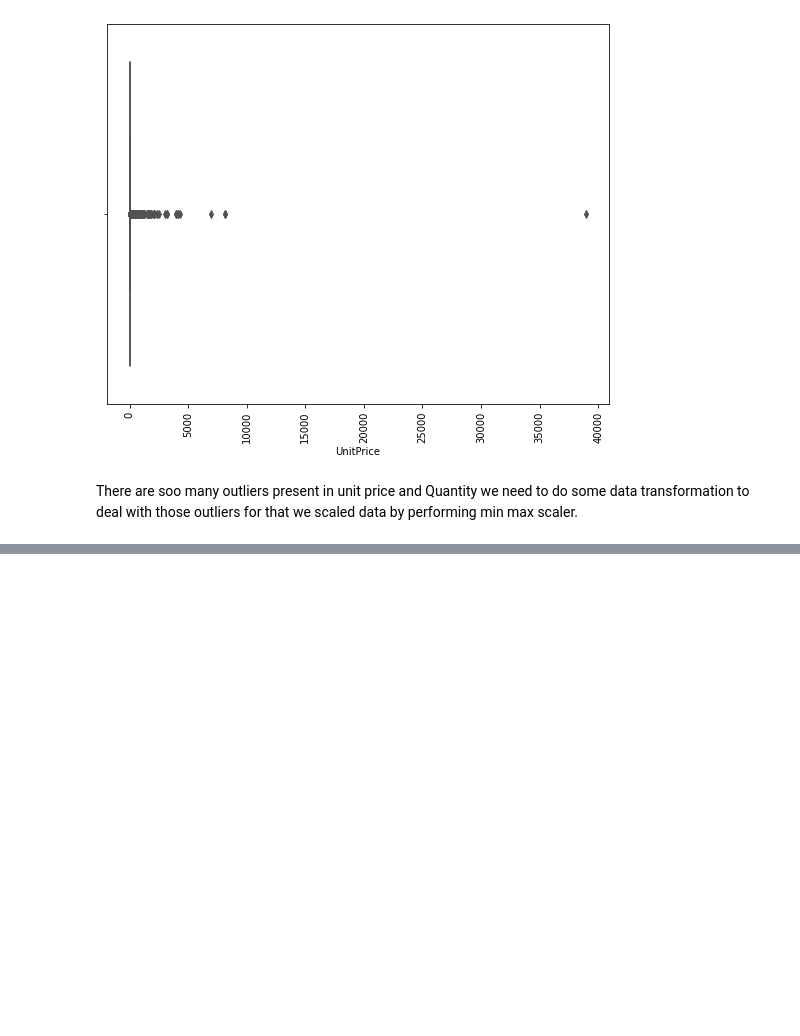
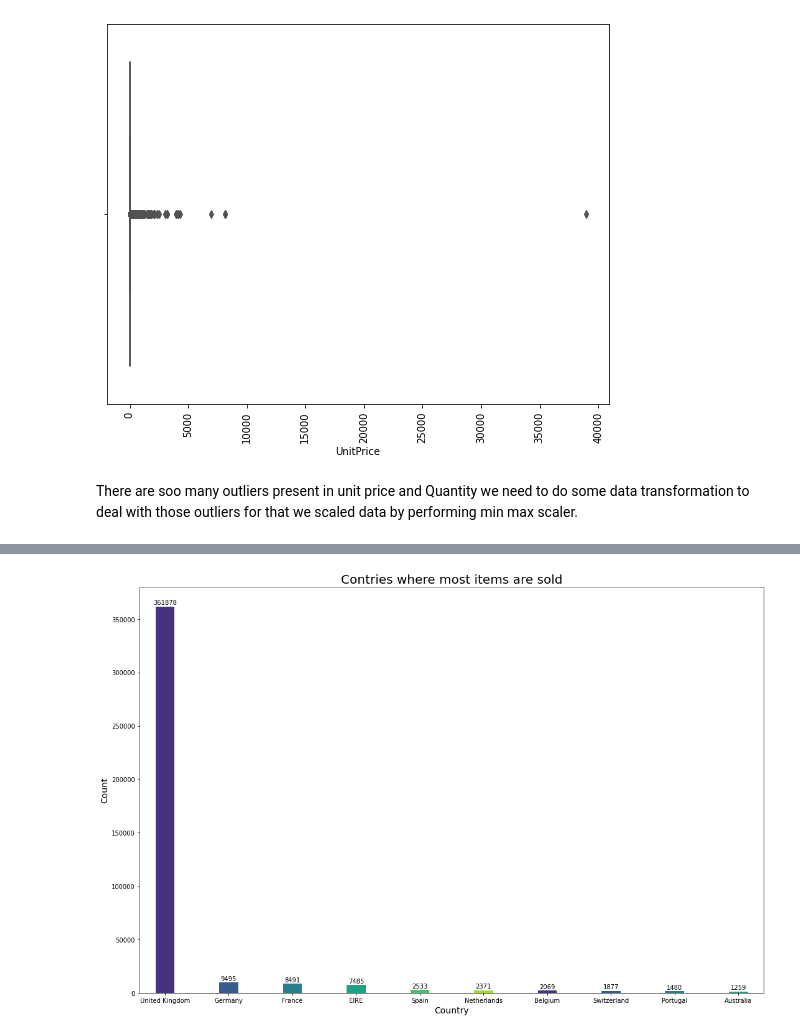
Before and after one commit to machave11/Online-Retail-Customer-Segmentation, a Jupyter notebook: Nikhil_Machave_Online_Retail_Customer_Segmentation_Capstone_Project.ipynb, the cells around one changed output, grey strips where cells are left out. Cells and saved outputs as stored; diff of their text form; code cells hidden in the pictures; blank space fills up the shorter version.

```diff
--- a/Nikhil_Machave_Online_Retail_Customer_Segmentation_Capstone_Project.ipynb
+++ b/Nikhil_Machave_Online_Retail_Customer_Segmentation_Capstone_Project.ipynb
@@ -231,0 +334,18 @@ df.tail()
+# %%
+#barplot for Contries where most items are sold
+Country = df['Country'].value_counts().head(10)
+plt.figure(figsize=(18,12))
+ax = Country.plot(kind = 'bar', rot=0, color=sns.color_palette('viridis'), width=0.3)
+ax.set_title('Contries where most items are sold', y=1, fontsize=20)
+ax.set_xlabel('Country',fontsize=14)
+ax.set_ylabel('Count', fontsize=14)
+
+for rect in ax.patches:
+    y_value = rect.get_height()
+    x_value = rect.get_x() + rect.get_width() / 2
+    space = 1
+    label = "{:.0f}".format(y_value)
+    ax.annotate(label, (x_value, y_value), xytext=(0, space), textcoords="offset points", ha='center', va='bottom')
+plt.show()
+# %% [output]
+[figure, added]
```
Also changed, not shown: parts of 51 cells of this notebook.
